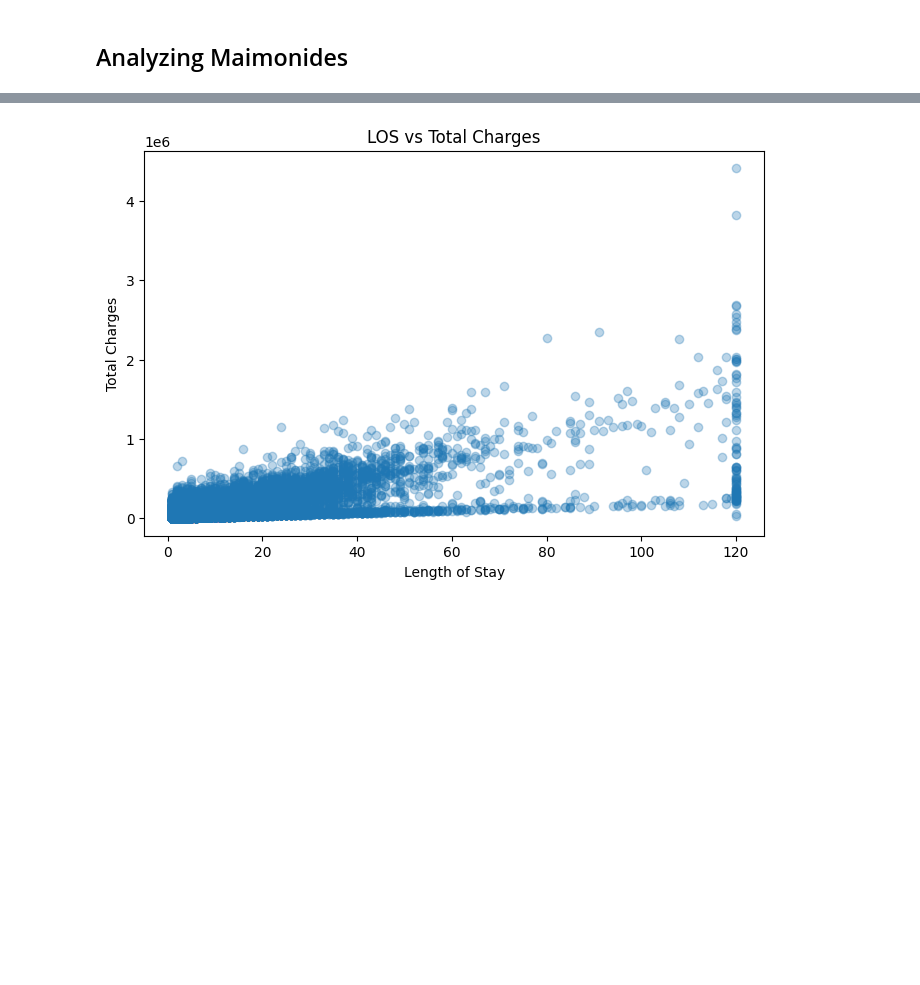
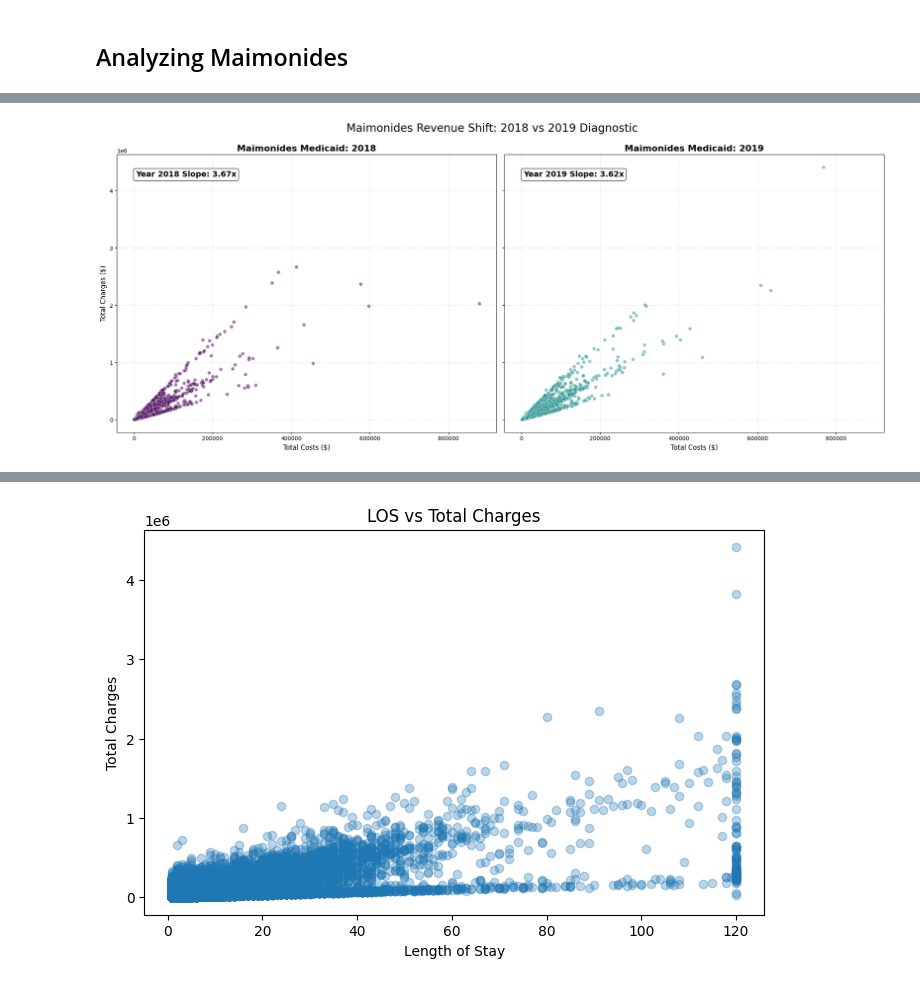
Before and after one commit to kpsalida/HospitalDischarges_Visualization, a Jupyter notebook: viz_eda.ipynb, the cells around one changed output, grey strips where cells are left out. Saved outputs shown, nothing was run; the diff lists cells and outputs as text; code cells hidden in the pictures; blank space fills up the shorter version.

```diff
--- a/viz_eda.ipynb
+++ b/viz_eda.ipynb
@@ -1194,0 +1246,43 @@ plt.show()
+# %%
+# 1. Create a figure with 2 subplots (1 row, 2 columns)
+# sharex and sharey are CRITICAL here so the scales are identical for comparison
+fig, axes = plt.subplots(1, 2, figsize=(20, 8), sharex=True, sharey=True)
+
+# 2. Define the years to plot
+years = [2018, 2019]
+colors = ['#440154', '#21918c'] # Manual colors from the viridis scale
+
+for i, year in enumerate(years):
+    # Filter for the specific year
+    year_data = df_maimo_medicaid[df_maimo_medicaid['Year'] == year]
+
+    # Plotting
+    sns.scatterplot(
+        data=year_data,
+        x='Total Costs',
+        y='Total Charges',
+        color=colors[i],
+        alpha=0.5,
+        s=40,
+        ax=axes[i]
+    )
+
+    # Calculate the Slope (Markup Factor) for just this year
+    if not year_data.empty:
+        year_slope = year_data['Total Charges'].mean() / year_data['Total Costs'].mean()
+        axes[i].text(0.05, 0.92, f"Year {year} Slope: {year_slope:.2f}x",
+                     transform=axes[i].transAxes, fontsize=14, fontweight='bold',
+                     bbox=dict(boxstyle='round', facecolor='white', alpha=0.8))
+
+    axes[i].set_title(f"Maimonides Medicaid: {year}", fontsize=16, fontweight='bold')
+    axes[i].set_xlabel("Total Costs ($)", fontsize=12)
+    axes[i].grid(True, linestyle='--', alpha=0.3)
+
+    if i == 0:
+        axes[i].set_ylabel("Total Charges ($)", fontsize=12)
+
+plt.tight_layout()
+plt.suptitle("Maimonides Revenue Shift: 2018 vs 2019 Diagnostic", fontsize=20, y=1.05)
+plt.show()
+# %% [output]
+[figure, added]
```
Also changed, not shown: parts of 5 cells of this notebook.
